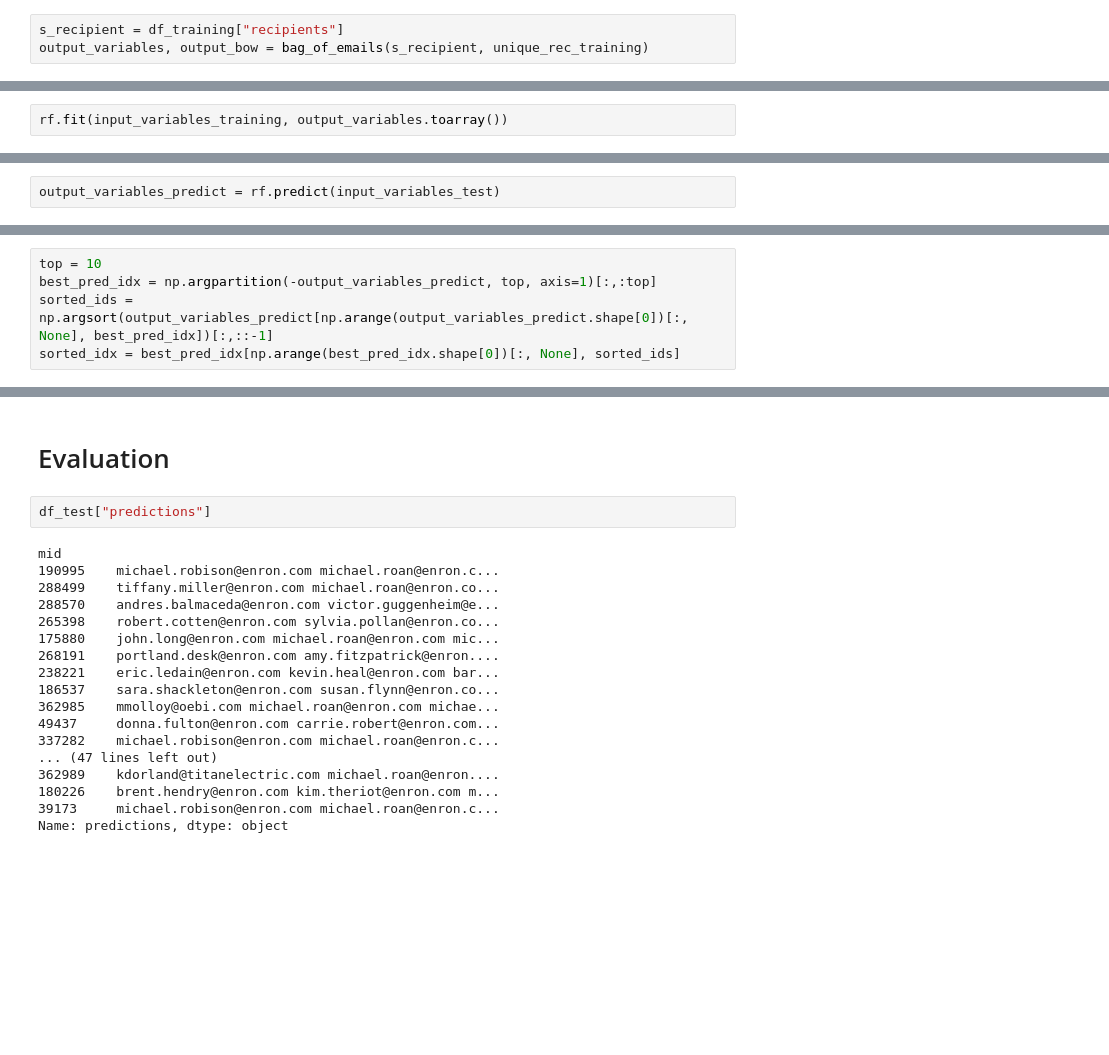
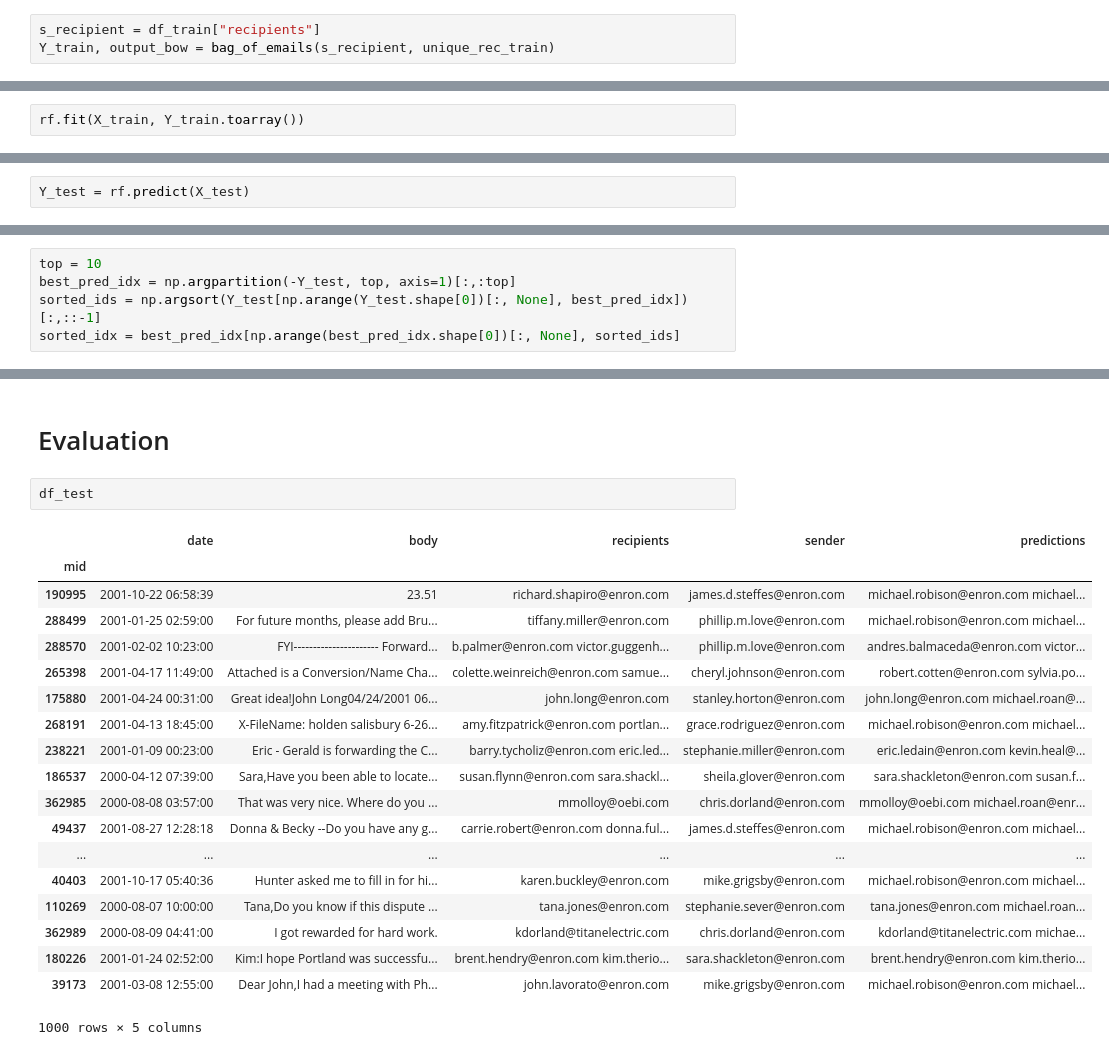
Before and after one commit to louismartin/email-classification-challenge, a Jupyter notebook: zac_experiments.ipynb, the cells around one changed output, grey strips where cells are left out. Saved outputs shown, nothing was run; the diff lists cells and outputs as text; blank space fills up the shorter version.

Commit message:
clear notebook with output

```diff
--- a/zac_experiments.ipynb
+++ b/zac_experiments.ipynb
@@ -85,8 +90,8 @@ input_variables_test = input_bow.transform(s_text_english_test)
 # %% [markdown]
 ## Output variables
 # %%
-s_recipient = df_training["recipients"]
-output_variables, output_bow = bag_of_emails(s_recipient, unique_rec_training)
+s_recipient = df_train["recipients"]
+Y_train, output_bow = bag_of_emails(s_recipient, unique_rec_train)
 # %% [markdown]
 # Classification
 # %%
@@ -94,7 +99,7 @@ from sklearn.ensemble import RandomForestClassifier
 # %%
 rf = RandomForestClassifier(n_estimators=10, max_depth=500)
 # %%
-rf.fit(input_variables_training, output_variables.toarray())
+rf.fit(X_train, Y_train.toarray())
 # %% [output]
 RandomForestClassifier(bootstrap=True, class_weight=None, criterion='gini',
             max_depth=500, max_features='auto', max_leaf_nodes=None,
@@ -103,4 +108,4 @@ RandomForestClassifier(bootstrap=True, class_weight=None, criterion='gini',
             n_estimators=10, n_jobs=1, oob_score=False, random_state=None,
             verbose=0, warm_start=False)
 # %%
-output_variables_predict = rf.predict(input_variables_test)
+Y_test = rf.predict(X_test)
@@ -128,8 +113,8 @@ array([[4, 1],
 ## Decoding
 # %%
 top = 10
-best_pred_idx = np.argpartition(-output_variables_predict, top, axis=1)[:,:top]
-sorted_ids = np.argsort(output_variables_predict[np.arange(output_variables_predict.shape[0])[:, None], best_pred_idx])[:,::-1]
+best_pred_idx = np.argpartition(-Y_test, top, axis=1)[:,:top]
+sorted_ids = np.argsort(Y_test[np.arange(Y_test.shape[0])[:, None], best_pred_idx])[:,::-1]
 sorted_idx = best_pred_idx[np.arange(best_pred_idx.shape[0])[:, None], sorted_ids]
 # %%
 recipients_map = output_bow.get_feature_names()
@@ -144,22 +129,24 @@ for index, row in df_test.iterrows():
 # %% [markdown]
 # Evaluation
 # %%
-df_test["predictions"]
+df_test
 # %% [output]
+|  | date | body | recipients | sender | predictions |
+| mid |  |  |  |  |  |
+| 190995 | 2001-10-22 06:58:39 | 23.51 | richard.shapiro@enron.com | james.d.steffes@enron.com | michael.robison@enron.com michael... |
+| 288499 | 2001-01-25 02:59:00 | For future months, please add Bru... | tiffany.miller@enron.com | phillip.m.love@enron.com | michael.robison@enron.com michael... |
+| 288570 | 2001-02-02 10:23:00 | FYI---------------------- Forward... | b.palmer@enron.com victor.guggenh... | phillip.m.love@enron.com | andres.balmaceda@enron.com victor... |
+| 265398 | 2001-04-17 11:49:00 | Attached is a Conversion/Name Cha... | colette.weinreich@enron.com samue... | cheryl.johnson@enron.com | robert.cotten@enron.com sylvia.po... |
+| 175880 | 2001-04-24 00:31:00 | Great idea!John Long04/24/2001 06... | john.long@enron.com | stanley.horton@enron.com | john.long@enron.com michael.roan@... |
+| 268191 | 2001-04-13 18:45:00 | X-FileName: holden salisbury 6-26... | amy.fitzpatrick@enron.com portlan... | grace.rodriguez@enron.com | michael.robison@enron.com michael... |
+| 238221 | 2001-01-09 00:23:00 | Eric - Gerald is forwarding the C... | barry.tycholiz@enron.com eric.led... | stephanie.miller@enron.com | eric.ledain@enron.com kevin.heal@... |
+| 186537 | 2000-04-12 07:39:00 | Sara,Have you been able to locate... | susan.flynn@enron.com sara.shackl... | sheila.glover@enron.com | sara.shackleton@enron.com susan.f... |
+| 362985 | 2000-08-08 03:57:00 | That was very nice. Where do you ... | mmolloy@oebi.com | chris.dorland@enron.com | mmolloy@oebi.com michael.roan@enr... |
+| 49437 | 2001-08-27 12:28:18 | Donna & Becky --Do you have any g... | carrie.robert@enron.com donna.ful... | james.d.steffes@enron.com | michael.robison@enron.com michael... |
+| ... | ... | ... | ... | ... | ... |
+| 40403 | 2001-10-17 05:40:36 | Hunter asked me to fill in for hi... | karen.buckley@enron.com | mike.grigsby@enron.com | michael.robison@enron.com michael... |
+| 110269 | 2000-08-07 10:00:00 | Tana,Do you know if this dispute ... | tana.jones@enron.com | stephanie.sever@enron.com | tana.jones@enron.com michael.roan... |
+| 362989 | 2000-08-09 04:41:00 | I got rewarded for hard work. | kdorland@titanelectric.com | chris.dorland@enron.com | kdorland@titanelectric.com michae... |
+| 180226 | 2001-01-24 02:52:00 | Kim:I hope Portland was successfu... | brent.hendry@enron.com kim.therio... | sara.shackleton@enron.com | brent.hendry@enron.com kim.therio... |
+| 39173 | 2001-03-08 12:55:00 | Dear John,I had a meeting with Ph... | john.lavorato@enron.com | mike.grigsby@enron.com | michael.robison@enron.com michael... |
-mid
-190995    michael.robison@enron.com michael.roan@enron.c...
-288499    tiffany.miller@enron.com michael.roan@enron.co...
-288570    andres.balmaceda@enron.com victor.guggenheim@e...
-265398    robert.cotten@enron.com sylvia.pollan@enron.co...
-175880    john.long@enron.com michael.roan@enron.com mic...
-268191    portland.desk@enron.com amy.fitzpatrick@enron....
-238221    eric.ledain@enron.com kevin.heal@enron.com bar...
-186537    sara.shackleton@enron.com susan.flynn@enron.co...
-362985    mmolloy@oebi.com michael.roan@enron.com michae...
-49437     donna.fulton@enron.com carrie.robert@enron.com...
-337282    michael.robison@enron.com michael.roan@enron.c...
-... (47 lines left out)
-362989    kdorland@titanelectric.com michael.roan@enron....
-180226    brent.hendry@enron.com kim.theriot@enron.com m...
-39173     michael.robison@enron.com michael.roan@enron.c...
-Name: predictions, dtype: object
+1000 rows × 5 columns
```
Also changed, not shown: parts of 12 cells of this notebook.
